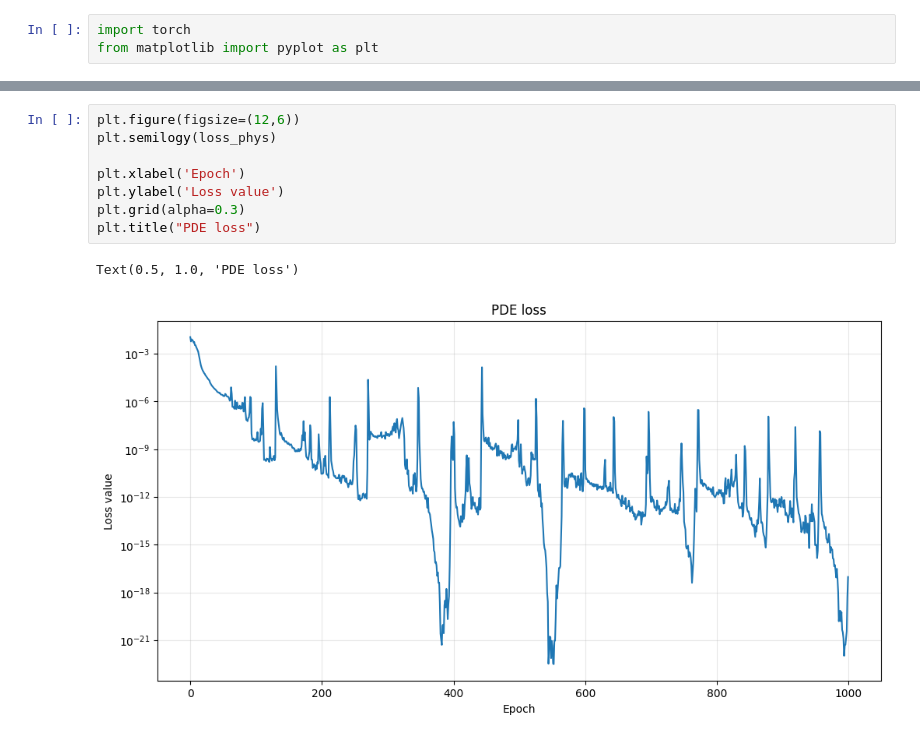
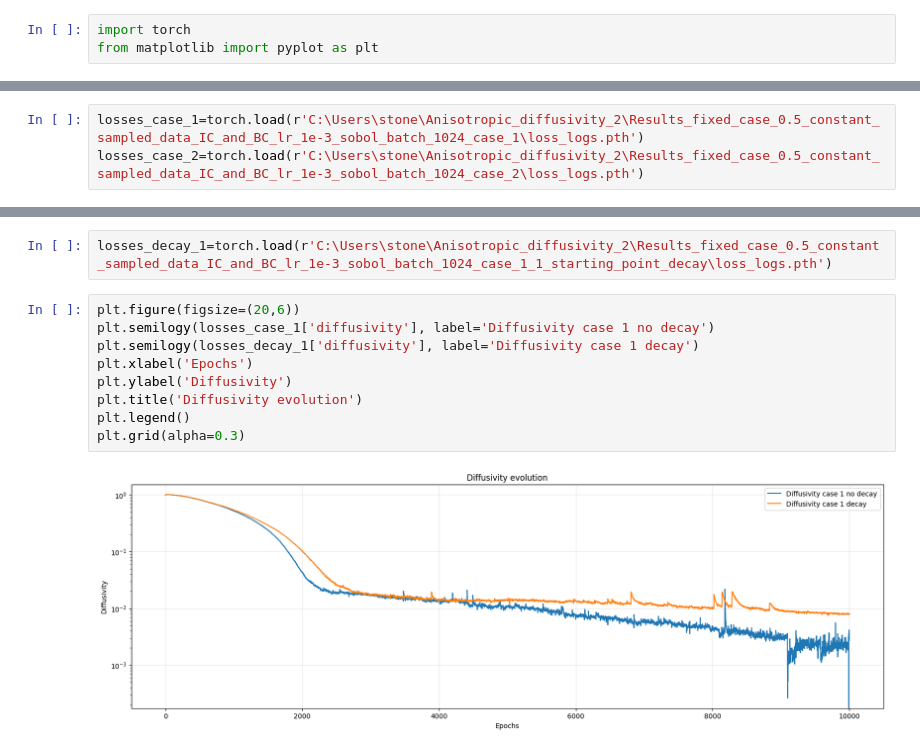
Before and after one commit to konrad-jaworski/Anisotropic_diffusivity_2, a Jupyter notebook: result_analysis.ipynb, the cells around one changed output, grey strips where cells are left out. Cells and saved outputs as stored; diff of their text form.

```diff
--- a/result_analysis.ipynb
+++ b/result_analysis.ipynb
@@ -11,0 +4,3 @@ tensor(4.4600e-06)
+# %%
+losses_case_1=torch.load(r'C:\Users\stone\Anisotropic_diffusivity_2\Results_fixed_case_0.5_constant_sampled_data_IC_and_BC_lr_1e-3_sobol_batch_1024_case_1\loss_logs.pth')
+losses_case_2=torch.load(r'C:\Users\stone\Anisotropic_diffusivity_2\Results_fixed_case_0.5_constant_sampled_data_IC_and_BC_lr_1e-3_sobol_batch_1024_case_2\loss_logs.pth')
@@ -20,11 +241,13 @@ weights=losses['Weights']
+# %%
+losses_decay_1=torch.load(r'C:\Users\stone\Anisotropic_diffusivity_2\Results_fixed_case_0.5_constant_sampled_data_IC_and_BC_lr_1e-3_sobol_batch_1024_case_1_1_starting_point_decay\loss_logs.pth')
 # %%
-plt.figure(figsize=(12,6))
-plt.semilogy(loss_phys)
-
-plt.xlabel('Epoch')
-plt.ylabel('Loss value')
+plt.figure(figsize=(20,6))
+plt.semilogy(losses_case_1['diffusivity'], label='Diffusivity case 1 no decay')
+plt.semilogy(losses_decay_1['diffusivity'], label='Diffusivity case 1 decay')
+plt.xlabel('Epochs')
+plt.ylabel('Diffusivity')
+plt.title('Diffusivity evolution')
+plt.legend()
 plt.grid(alpha=0.3)
-plt.title("PDE loss")
 # %% [output]
-Text(0.5, 1.0, 'PDE loss')
-[figure, old version]
+[figure, new version]
```
Also changed, not shown: parts of 28 cells of this notebook, 4 other files.
